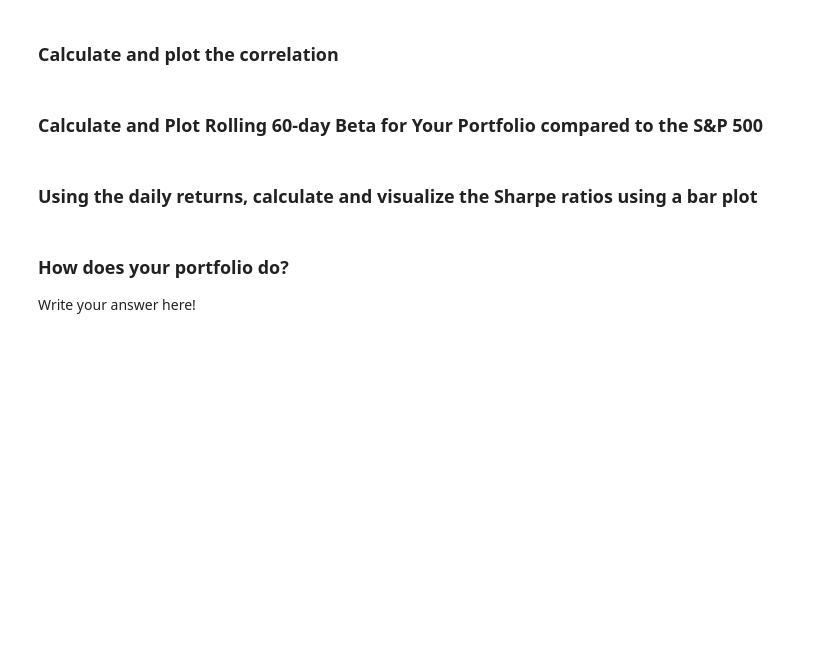
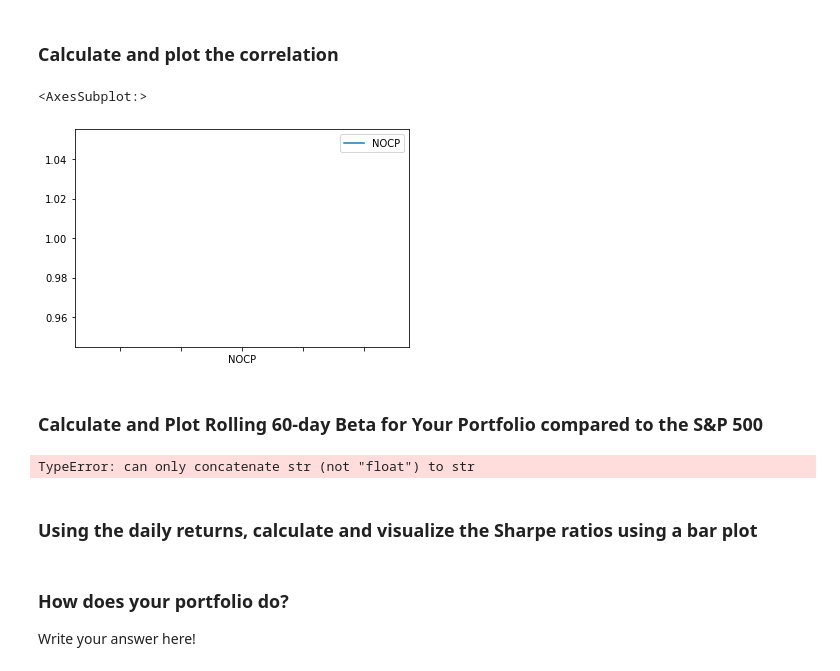
Before and after one commit to jgb161/Pandas-Financial-Analysis, a Jupyter notebook: whale_analysis.ipynb, the cells around one changed output. Drawn from its saved outputs; the diff is of its cells as text; code cells hidden in the pictures; blank space fills up the shorter version.

```diff
--- a/whale_analysis.ipynb
+++ b/whale_analysis.ipynb
@@ -419,5 +478,11 @@ weights = [1/3, 1/3, 1/3]
 ### Calculate and plot the correlation
 # %%
 # Calculate and plot the correlation
+price_correlation2 = combined_df2.corr()
+price_correlation2.plot()
+#price_correlation.style.background_gradient(cmap="summer")
+# %% [output]
+<AxesSubplot:>
+[figure, added]
 # %% [markdown]
 ### Calculate and Plot Rolling 60-day Beta for Your Portfolio compared to the S&P 500
@@ -426,3 +489,10 @@ weights = [1/3, 1/3, 1/3]
+# %%
+# Calculate and plot Beta
+covariance2 = combined_df2.rolling(window=60).cov(combined_df["S&P 500"])
+beta2 = covariance2/sp500_variance
+beta2.plot(figsize=(20,10))
+# %% [output]
+TypeError: can only concatenate str (not "float") to str
 # %% [markdown]
 ### Using the daily returns, calculate and visualize the Sharpe ratios using a bar plot
 # %%
```
Also changed, not shown: parts of 13 cells of this notebook.
